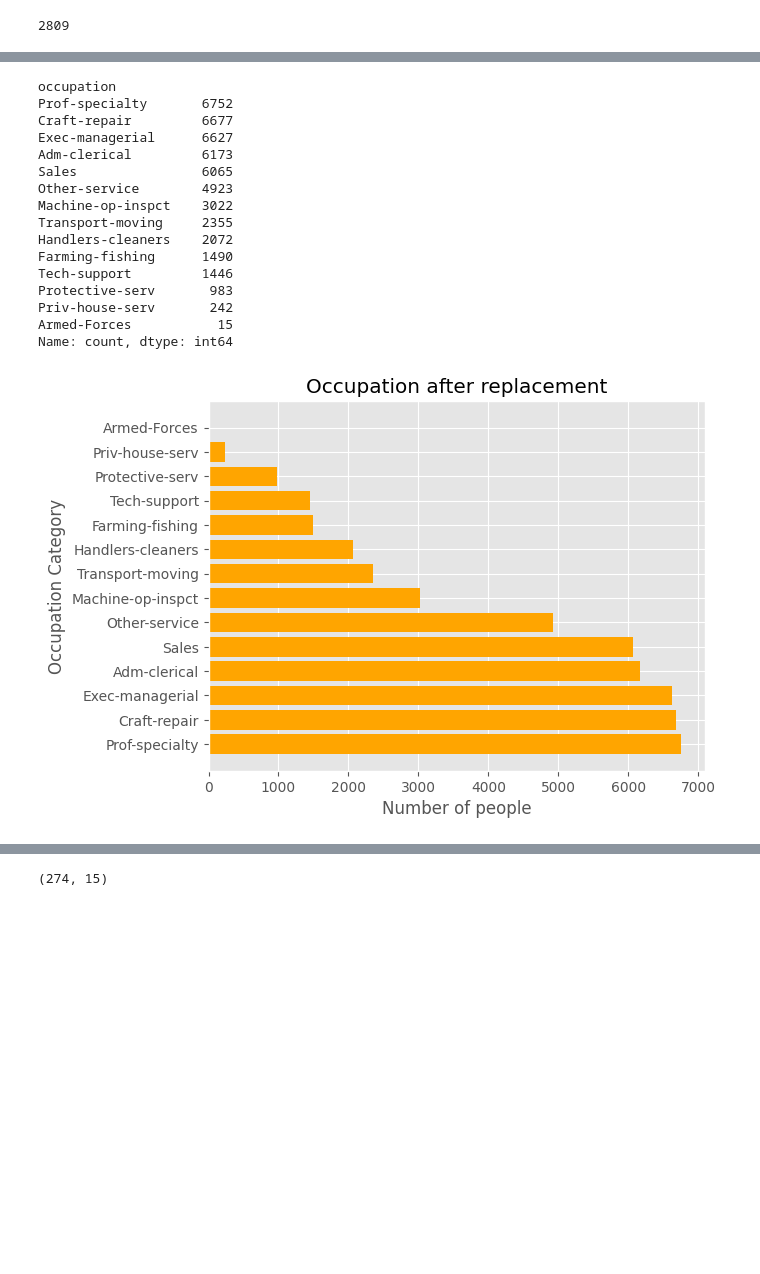
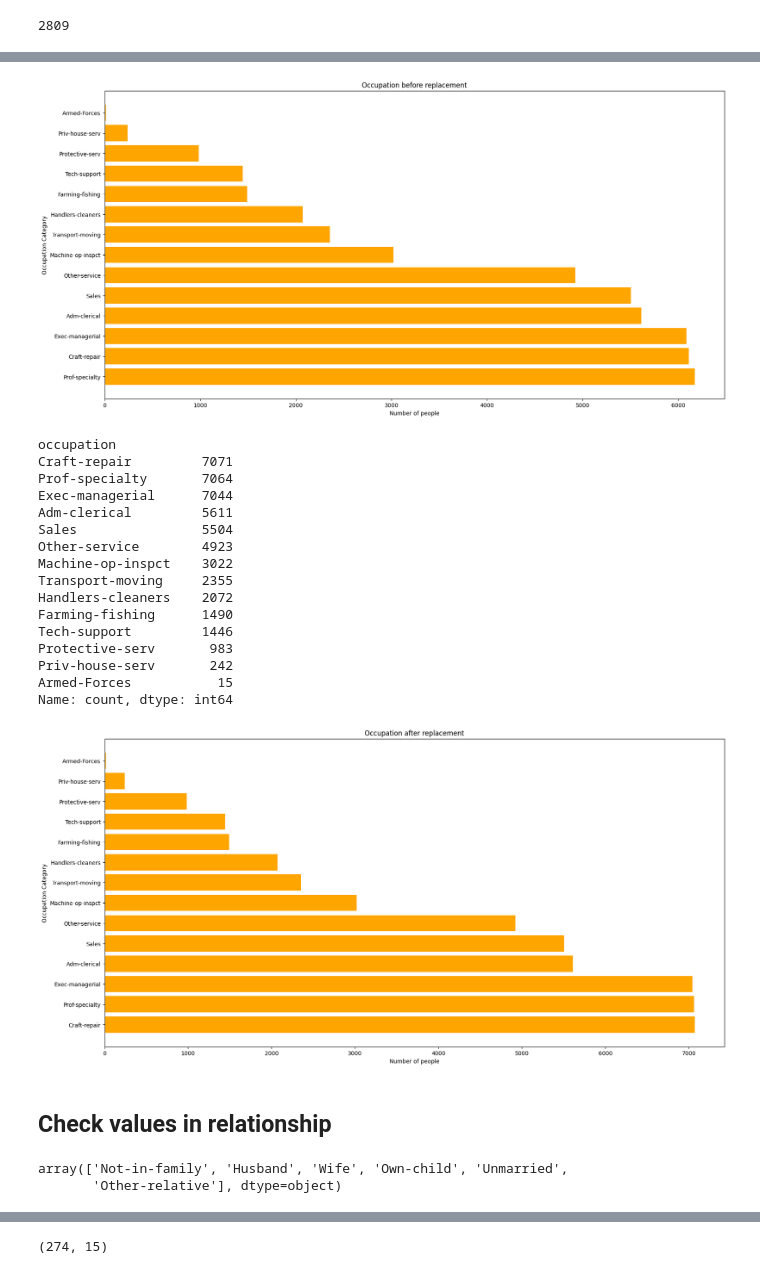
Before and after one commit to Lakshan2023/Machine-Learning-Coursework, a Jupyter notebook: DataCleaningProcess.ipynb, the cells around one changed output, grey strips where cells are left out. Cells and saved outputs as stored; diff of their text form; code cells hidden in the pictures; blank space fills up the shorter version.

```diff
--- a/DataCleaningProcess.ipynb
+++ b/DataCleaningProcess.ipynb
@@ -315,18 +310,30 @@ plt.show()
+# %%
+plt.figure(figsize=(20, 10))
+plt.title("Occupation before replacement")
+plt.ylabel("Occupation Category")
+plt.xlabel("Number of people")
+keys = data["occupation"].value_counts().index
+values = data["occupation"].value_counts().values
+plt.barh(keys, values, color="orange")
+plt.show()
+# %% [output]
+[figure, added]
 # %%
 import random
 import numpy as np
 
-occupation_categories = ["Prof-specialty", "Craft-repair", "Exec-managerial", "Adm-clerical", "Sales"]
+random.seed(42)
+occupation_categories = ["Prof-specialty", "Craft-repair", "Exec-managerial"]
 data["occupation"] = data["occupation"].apply(lambda x: random.choice(occupation_categories) if pd.isnull(x) else x)
 # %%
 data["occupation"].value_counts()
 # %% [output]
 occupation
-Prof-specialty       6752
-Craft-repair         6677
-Exec-managerial      6627
-Adm-clerical         6173
-Sales                6065
+Craft-repair         7071
+Prof-specialty       7064
+Exec-managerial      7044
+Adm-clerical         5611
+Sales                5504
 Other-service        4923
 Machine-op-inspct    3022
 Transport-moving     2355
@@ -338,12 +345,21 @@ Priv-house-serv       242
 Armed-Forces           15
 Name: count, dtype: int64
 # %%
+plt.figure(figsize=(20, 10))
 plt.title("Occupation after replacement")
 plt.ylabel("Occupation Category")
 plt.xlabel("Number of people")
 keys = data["occupation"].value_counts().index
 values = data["occupation"].value_counts().values
 plt.barh(keys, values, color="orange")
 plt.show()
 # %% [output]
-[figure, old version]
+[figure, new version]
+# %% [markdown]
+## Check values in relationship
+# %%
+# Check for unique values in relationship
+data["relationship"].unique()
+# %% [output]
+array(['Not-in-family', 'Husband', 'Wife', 'Own-child', 'Unmarried',
+       'Other-relative'], dtype=object)
```
Also changed, not shown: parts of 33 cells of this notebook.
